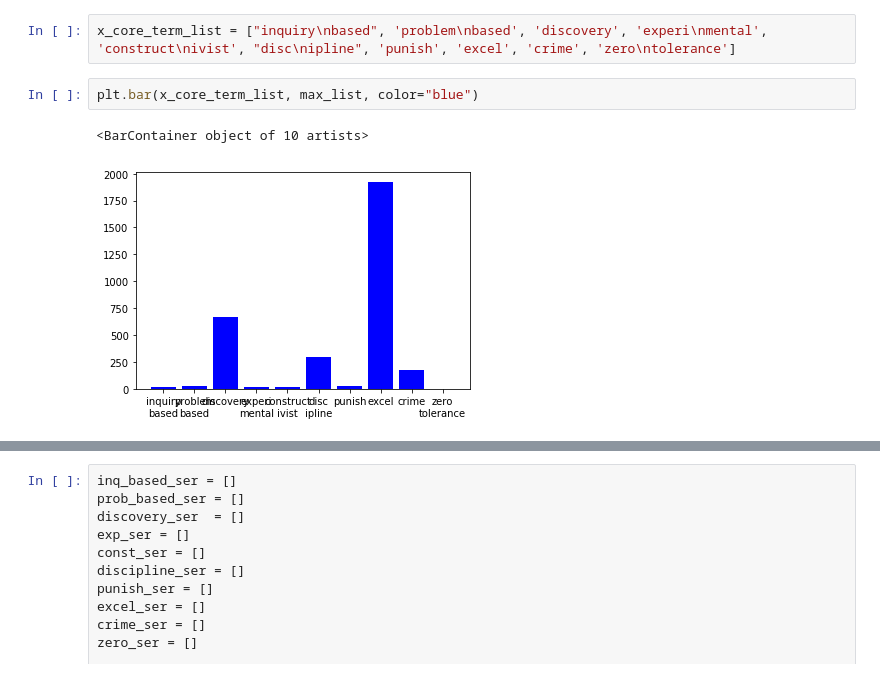
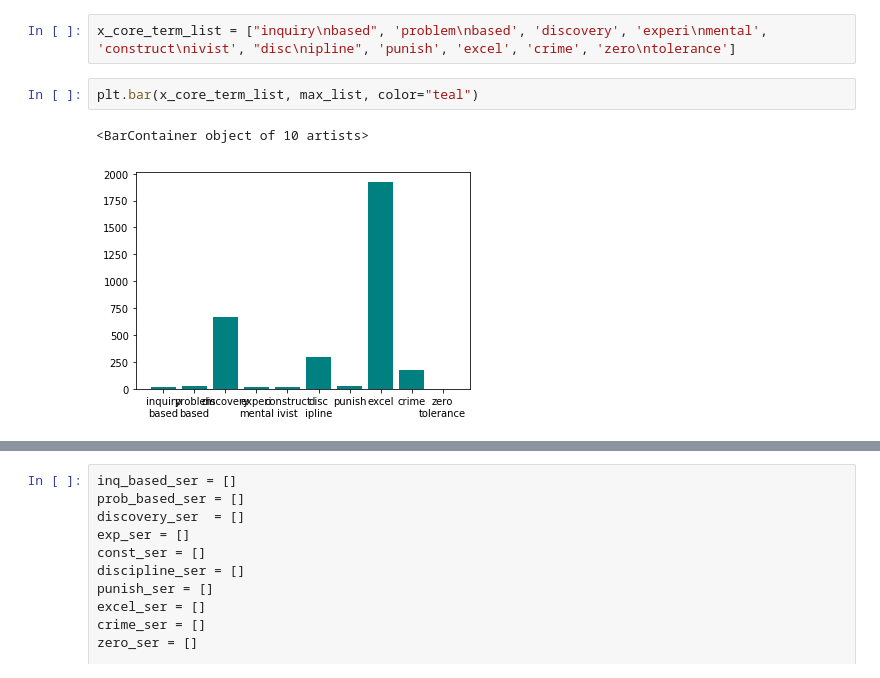
Before and after one commit to comp-strat/text_analysis, a Jupyter notebook: models/word_embeddings_k.ipynb, the cells around one changed output, grey strips where cells are left out. Drawn from its saved outputs; the diff is of its cells as text.

```diff
--- a/models/word_embeddings_k.ipynb
+++ b/models/word_embeddings_k.ipynb
@@ -734,10 +734,10 @@ zero-tolerance
 # %%
 x_core_term_list = ["inquiry\nbased", 'problem\nbased', 'discovery', 'experi\nmental', 'construct\nivist', "disc\nipline", 'punish', 'excel', 'crime', 'zero\ntolerance']
 # %%
-plt.bar(x_core_term_list, max_list, color="blue")
+plt.bar(x_core_term_list, max_list, color="teal")
 # %% [output]
 <BarContainer object of 10 artists>
-[figure, old version]
+[figure, new version]
 # %%
 
 # import matplotlib.pyplot as plt
```
Also changed, not shown: parts of 1 cell of this notebook.
